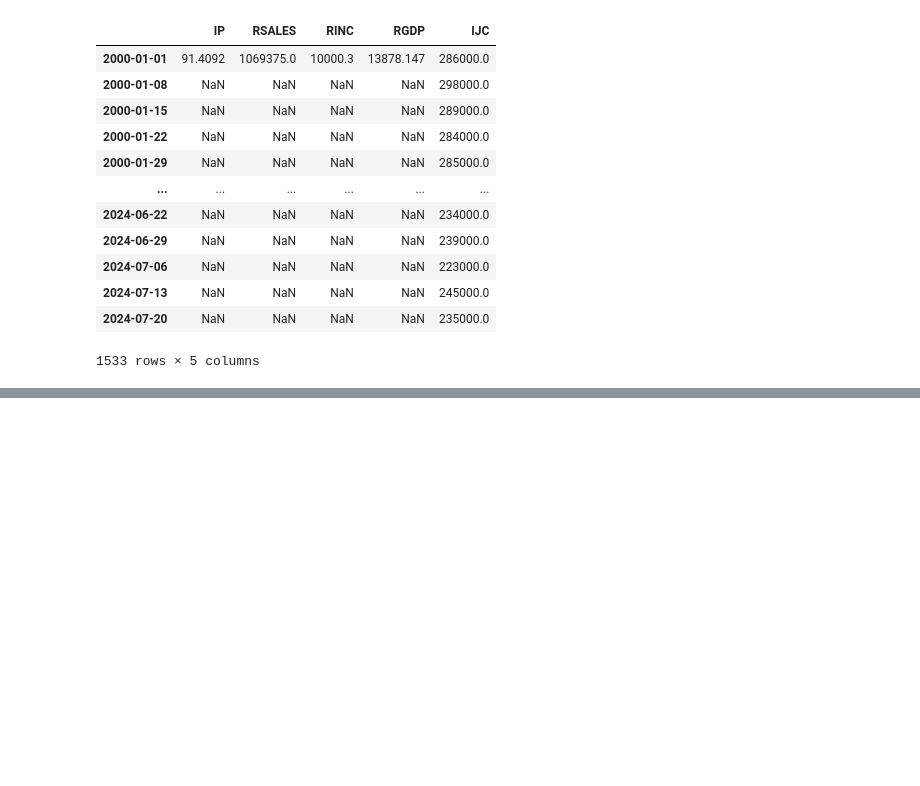
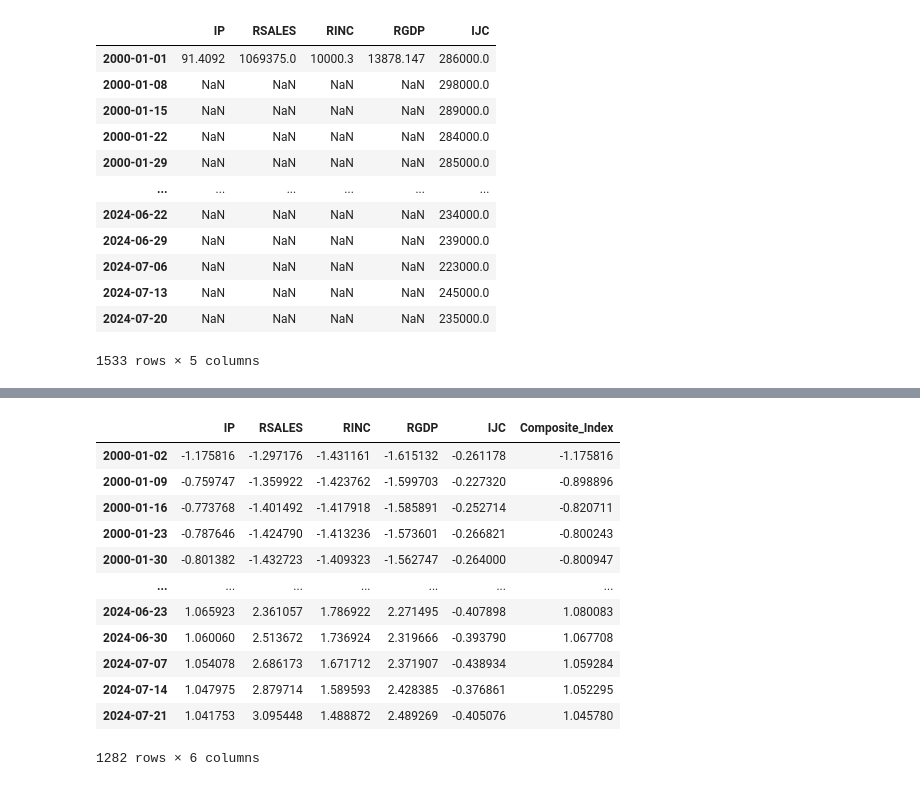
Before and after one commit to vuminhducvmd/US-Economic-Strength, a Jupyter notebook: EconomicIndex.ipynb, the cells around one changed output, grey strips where cells are left out. Drawn from its saved outputs; the diff is of its cells as text; code cells hidden in the pictures; blank space fills up the shorter version.

```diff
--- a/EconomicIndex.ipynb
+++ b/EconomicIndex.ipynb
@@ -479,0 +421,20 @@ plt.show()
+# %%
+from pykalman import KalmanFilter
+
+# Initial state mean (assume the first row of the normalized data)
+initial_state_mean = df.iloc[0].values
+
+# Initial state covariance (assume identity matrix, no initial uncertainty)
+initial_state_covariance = np.eye(len(series_codes))
+
+# Transition matrix (identity matrix)
+transition_matrix = np.eye(len(series_codes))
+
+# Observation matrix (identity matrix)
+observation_matrix = np.eye(len(series_codes))
+
+# Observation covariance (assuming some arbitrary small value)
+observation_covariance = np.eye(len(series_codes)) * 0.01
+
+# Transition covariance (assuming some arbitrary small value)
+transition_covariance = np.eye(len(series_codes)) * 0.01
@@ -479,0 +451,24 @@ plt.show()
+# %%
+# Fit the filter
+state_means, state_covariances = kf.filter(df.values)
+
+# Extract the composite index
+composite_index = state_means[:, 0]  # Assuming the first state represents the composite index
+
+# Add the composite index to the DataFrame
+df['Composite_Index'] = composite_index
+df
+# %% [output]
+|  | IP | RSALES | RINC | RGDP | IJC | Composite_Index |
+| 2000-01-02 | -1.175816 | -1.297176 | -1.431161 | -1.615132 | -0.261178 | -1.175816 |
+| 2000-01-09 | -0.759747 | -1.359922 | -1.423762 | -1.599703 | -0.227320 | -0.898896 |
+| 2000-01-16 | -0.773768 | -1.401492 | -1.417918 | -1.585891 | -0.252714 | -0.820711 |
+| 2000-01-23 | -0.787646 | -1.424790 | -1.413236 | -1.573601 | -0.266821 | -0.800243 |
+| 2000-01-30 | -0.801382 | -1.432723 | -1.409323 | -1.562747 | -0.264000 | -0.800947 |
+| ... | ... | ... | ... | ... | ... | ... |
+| 2024-06-23 | 1.065923 | 2.361057 | 1.786922 | 2.271495 | -0.407898 | 1.080083 |
+| 2024-06-30 | 1.060060 | 2.513672 | 1.736924 | 2.319666 | -0.393790 | 1.067708 |
+| 2024-07-07 | 1.054078 | 2.686173 | 1.671712 | 2.371907 | -0.438934 | 1.059284 |
+| 2024-07-14 | 1.047975 | 2.879714 | 1.589593 | 2.428385 | -0.376861 | 1.052295 |
+| 2024-07-21 | 1.041753 | 3.095448 | 1.488872 | 2.489269 | -0.405076 | 1.045780 |
+1282 rows × 6 columns
```
Also changed, not shown: parts of 14 cells of this notebook.
